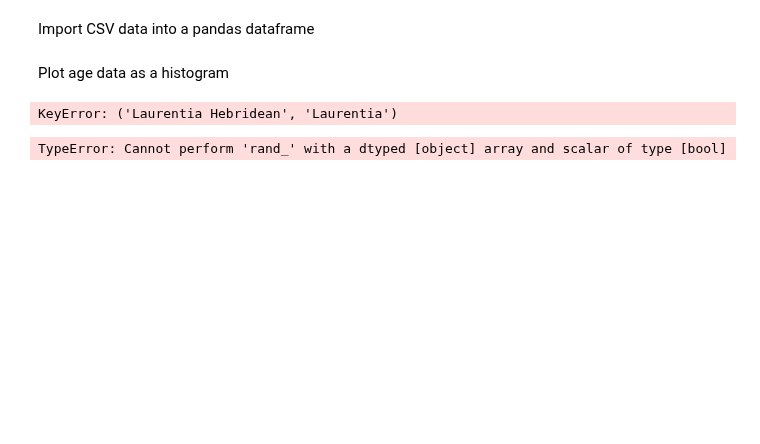
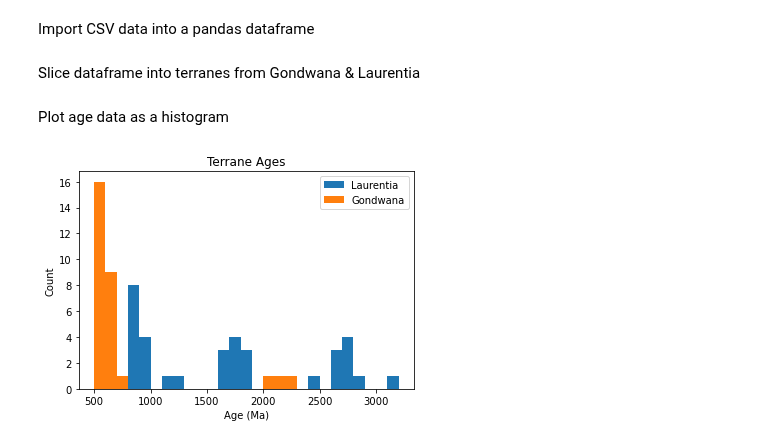
Before and after one commit to acgk2/1A-P_49, a Jupyter notebook: 1A_Prac49_Terranes.ipynb, the cells around one changed output. Cells and saved outputs as stored; diff of their text form; code cells hidden in the pictures; blank space fills up the shorter version.

```diff
--- a/1A_Prac49_Terranes.ipynb
+++ b/1A_Prac49_Terranes.ipynb
@@ -143,29 +146,29 @@ Age_Ma
 Import CSV data into a pandas dataframe
 # %%
 Age_Pattern_df = pd.read_csv('U-pb_revised_data_compilation.csv', engine='python', index_col='Terrane')
+# %% [markdown]
+Slice dataframe into terranes from Gondwana & Laurentia
+# %%
+Laurentia = Age_Pattern_df[Age_Pattern_df["Terrane.1"].isin(['Laurentia Hebridean', 'Laurentia'])]
+Gondwana = Age_Pattern_df[Age_Pattern_df["Terrane.1"].isin(['Gondwana N. Amorica', 'Gondwana'])]
 # %% [markdown]
 Plot age data as a histogram
-# %%
-Age_Pattern_df.loc[Age_Pattern_df['Laurentia Hebridean','Laurentia'].isin('Terrane.1')]
-# %% [output]
-KeyError: ('Laurentia Hebridean', 'Laurentia')
 # %%
 # Define x axis data for histogram
+x_hist_L = Laurentia['Age']
+x_hist_G = Gondwana['Age']
 
-Laurentia = Age_Pattern_df.loc[(Age_Pattern_df['Terrane.1']=='Laurentia Hebridean' & Age_Pattern_df['Terrane.1']=='Laurentia')]
-Gondwana = Age_Pattern_df.loc[(Age_Pattern_df['Terrane.1']=='Gondwana N. Amorica')]
-
-Age_Pattern_df.loc[Age_Pattern_df['Terrane.1'].isin('Laurentia Hebridean')]
-
-x_hist_G = Gondwana['Age']
-x_hist_L = Laurentia['Age']
+# Create list of bins
+bins_list = np.arange(500,3300,100)
 
 # Plot histogram
-plt.hist(x_hist_G)
-plt.hist(x_hist_L)
-plt.title("Rb-Sr Age Determination OLS Plot")
+plt.hist(x_hist_L, bins_list, label = 'Laurentia')
+plt.hist(x_hist_G, bins_list, label = 'Gondwana')
+
+plt.title("Terrane Ages")
 plt.xlabel("Age (Ma)")
 plt.ylabel("Count")
+plt.legend()
 plt.show()
 # %% [output]
-TypeError: Cannot perform 'rand_' with a dtyped [object] array and scalar of type [bool]
+[figure, added]
```
Also changed, not shown: parts of 11 cells of this notebook.
